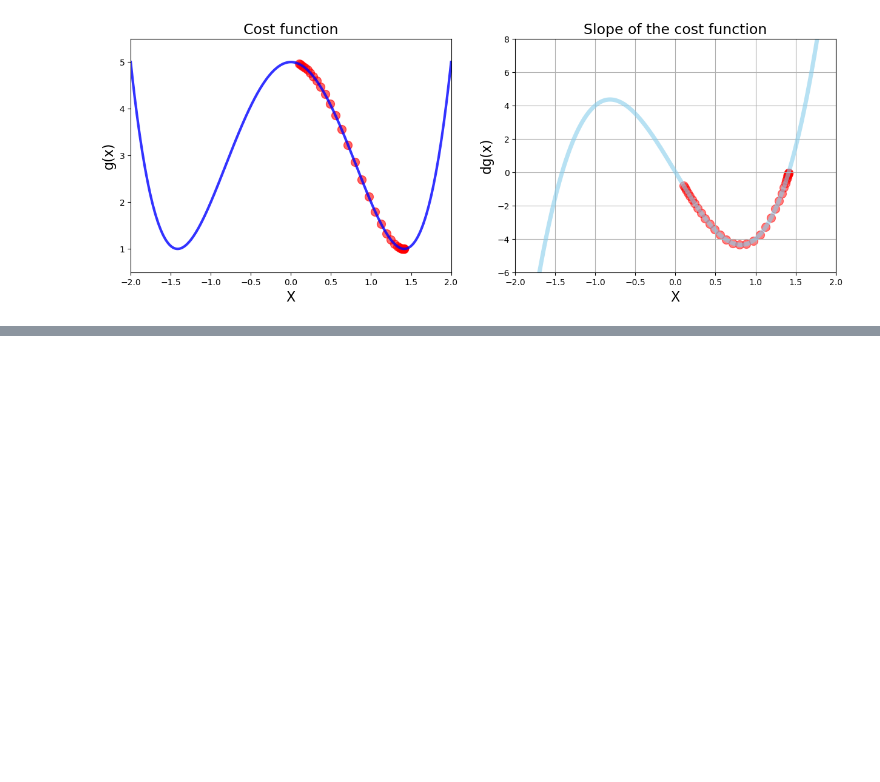
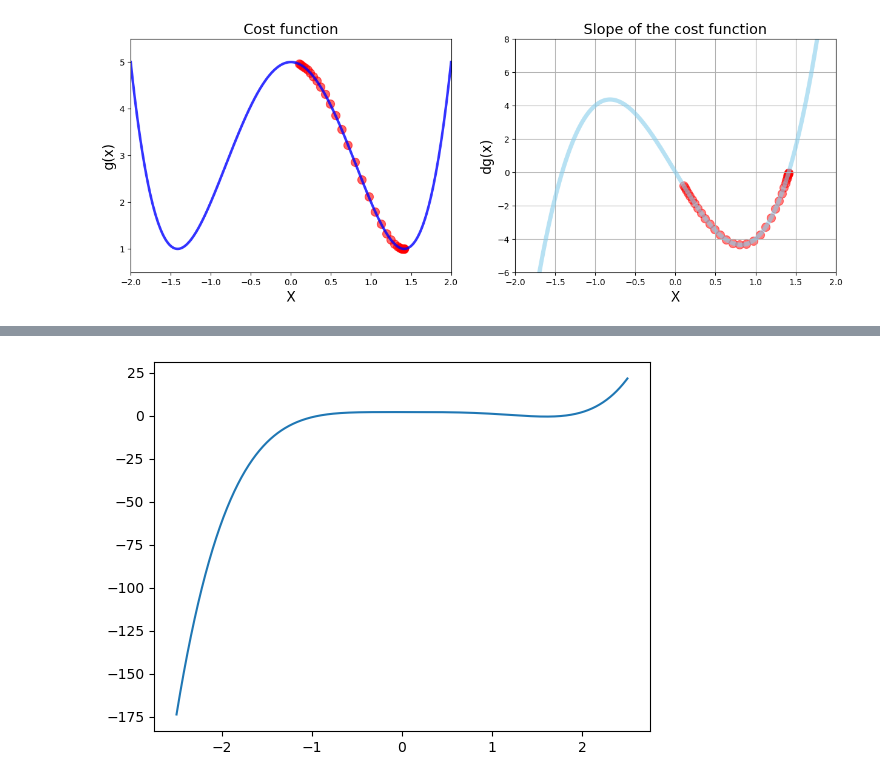
Before and after one commit to reinib/AppBrewery-ml, a Jupyter notebook: MLProjects/03 Gradient Descent.ipynb, the cells around one changed output, grey strips where cells are left out. Cells and saved outputs as stored; diff of their text form; code cells hidden in the pictures; blank space fills up the shorter version.

```diff
--- a/MLProjects/03 Gradient Descent.ipynb
+++ b/MLProjects/03 Gradient Descent.ipynb
@@ -299,0 +305,13 @@ plt.scatter(list_x,deriv_list, color='red', s=100, alpha=0.5);
+# %%
+def h(x):
+    return x**5 - 2*x**4 +2
+
+def dh(x):
+    return 5*x**4 - 8*x**3
+# %%
+# Make Data
+x_3 = np.linspace(start=-2.5,stop=2.5,num=1000)
+# %%
+plt.plot(x_3,h(x_3));
+# %% [output]
+[figure, added]
```
Also changed, not shown: parts of 6 cells of this notebook.
